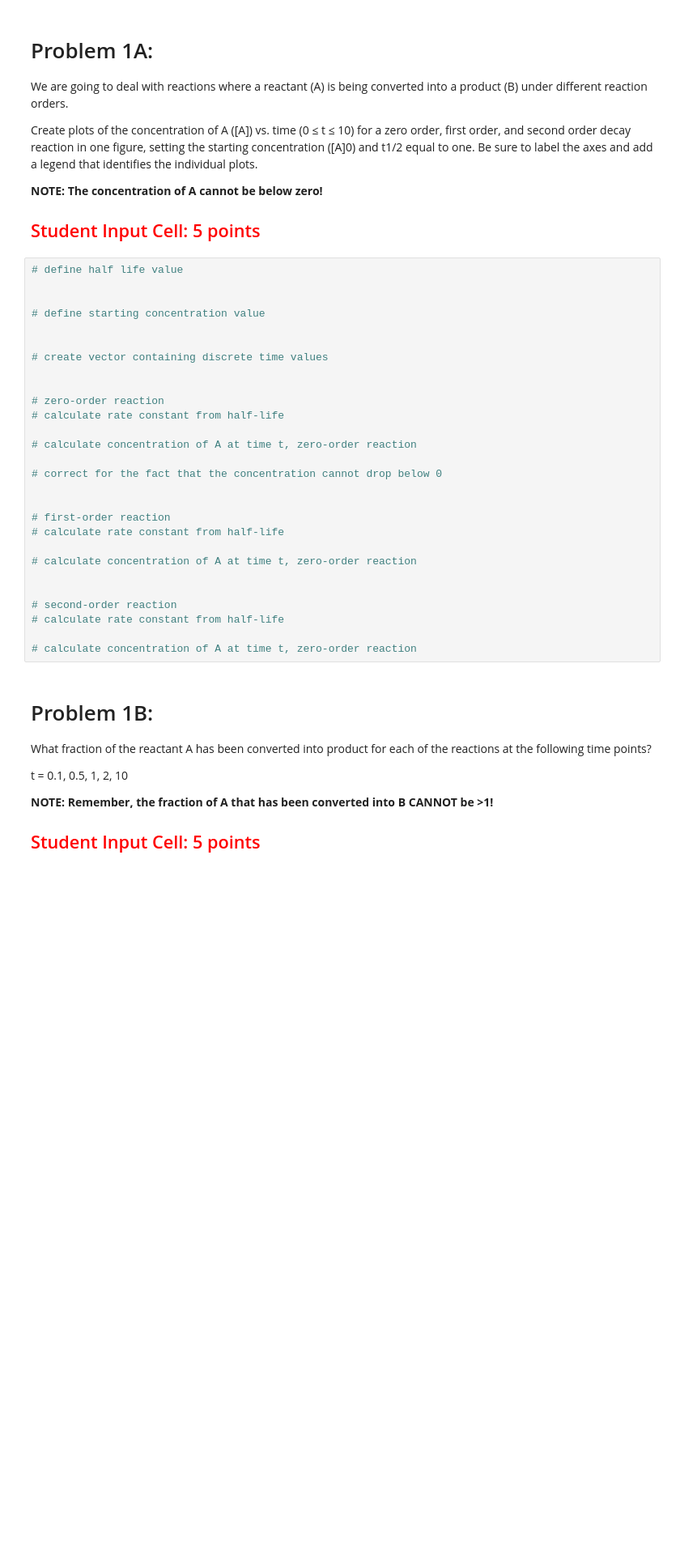
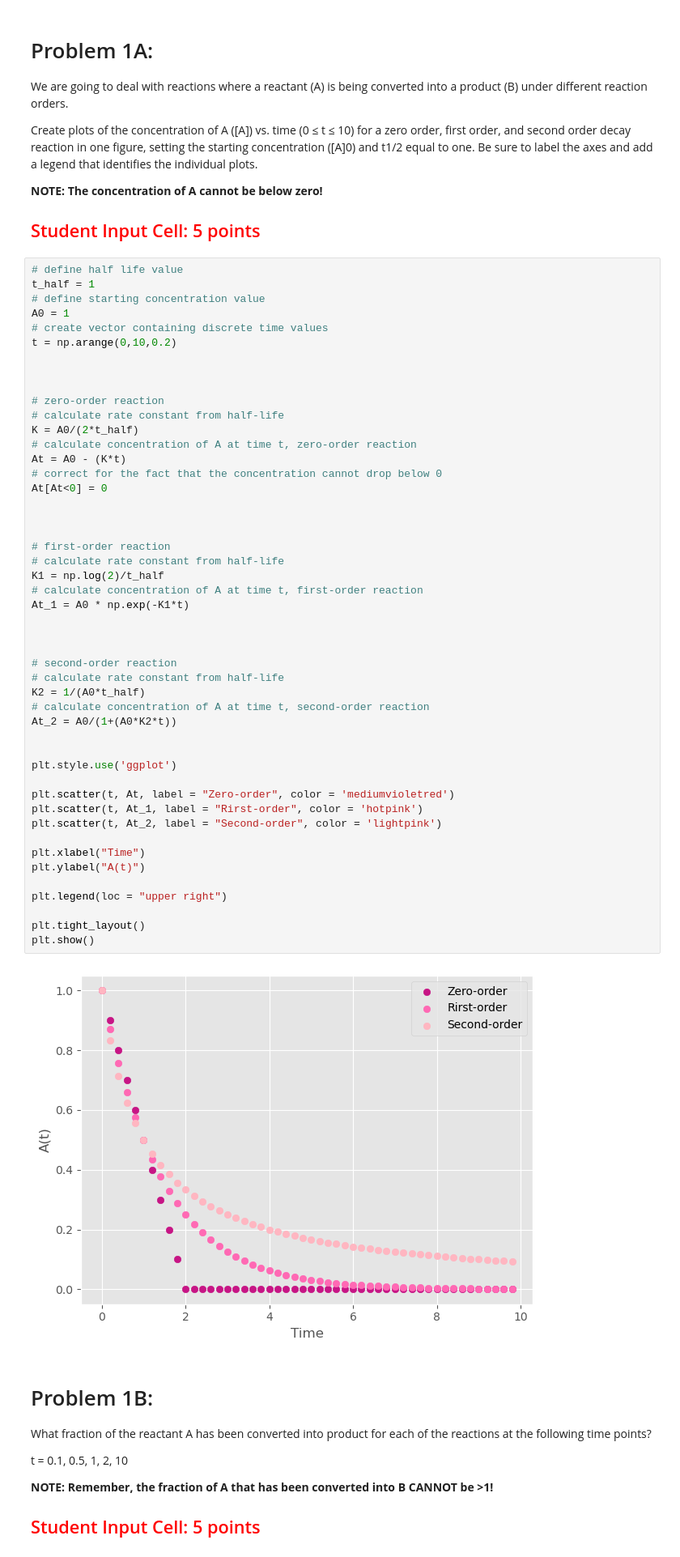
Before and after one commit to lanceman999/Qbio_2024_Gordus, a Jupyter notebook: lab_9/Quant_Lab_20240426.ipynb, the cells around one changed output. Shown at 81% size. Saved outputs shown, nothing was run; the diff lists cells and outputs as text; blank space fills up the shorter version.

```diff
--- a/lab_9/Quant_Lab_20240426.ipynb
+++ b/lab_9/Quant_Lab_20240426.ipynb
@@ -24,32 +24,54 @@ Create plots of the concentration of A ([A]) vs. time (0 ≤ t ≤ 10) for a zer
 ## <font color='red'>Student Input Cell: 5 points</font>
 # %%
 # define half life value
+t_half = 1
+# define starting concentration value
+A0 = 1
+# create vector containing discrete time values
+t = np.arange(0,10,0.2)
 
-
-# define starting concentration value
-
-
-# create vector containing discrete time values
 
 
 # zero-order reaction
 # calculate rate constant from half-life
+K = A0/(2*t_half)
+# calculate concentration of A at time t, zero-order reaction
+At = A0 - (K*t)
+# correct for the fact that the concentration cannot drop below 0
+At[At<0] = 0
 
-# calculate concentration of A at time t, zero-order reaction
-
-# correct for the fact that the concentration cannot drop below 0
 
 
 # first-order reaction
 # calculate rate constant from half-life
+K1 = np.log(2)/t_half
+# calculate concentration of A at time t, first-order reaction
+At_1 = A0 * np.exp(-K1*t)
 
-# calculate concentration of A at time t, zero-order reaction
 
 
 # second-order reaction
 # calculate rate constant from half-life
+K2 = 1/(A0*t_half)
+# calculate concentration of A at time t, second-order reaction
+At_2 = A0/(1+(A0*K2*t))
 
-# calculate concentration of A at time t, zero-order reaction
+
+plt.style.use('ggplot')
+
+plt.scatter(t, At, label = "Zero-order", color = 'mediumvioletred')
+plt.scatter(t, At_1, label = "Rirst-order", color = 'hotpink')
+plt.scatter(t, At_2, label = "Second-order", color = 'lightpink')
+
+plt.xlabel("Time")
+plt.ylabel("A(t)")
+
+plt.legend(loc = "upper right")
+
+plt.tight_layout()
+plt.show()
+# %% [output]
+[figure, added]
 # %% [markdown]
 # Problem 1B:
 What fraction of the reactant A has been converted into product for each of the reactions at the following time points?
```
Also changed, not shown: parts of 8 cells of this notebook.
